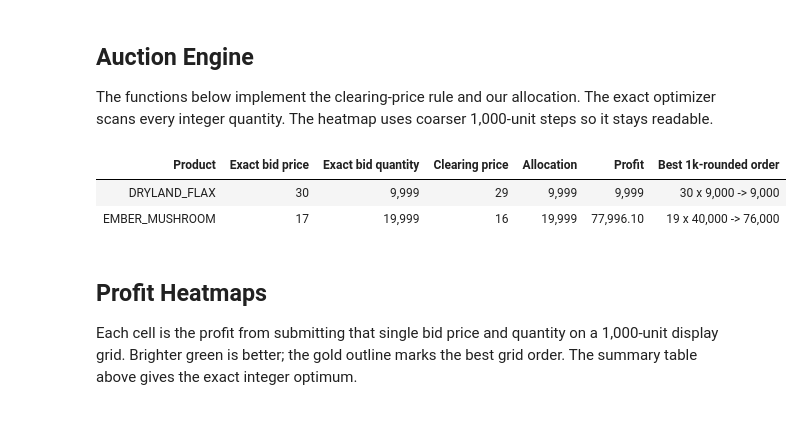
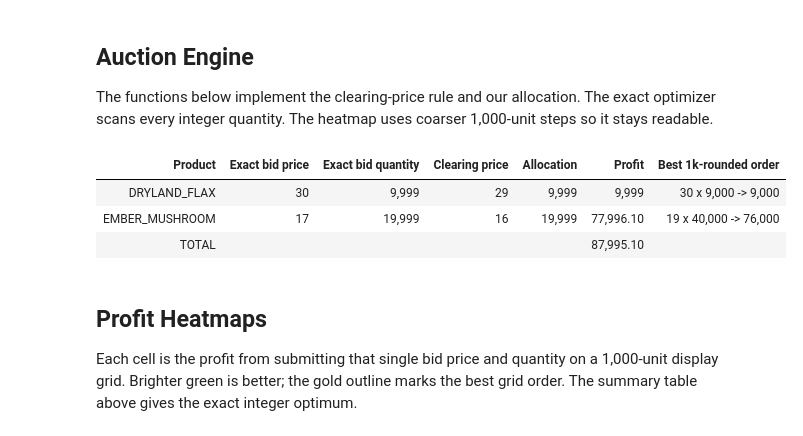
Before and after one commit to DB825/aggies-prosperity, a Jupyter notebook: manual_auction_strategy.ipynb, the cells around one changed output. Drawn from its saved outputs; the diff is of its cells as text; code cells hidden in the pictures.

Commit message:
Show final auction profit recommendation

```diff
--- a/manual_auction_strategy.ipynb
+++ b/manual_auction_strategy.ipynb
@@ -151,29 +170,35 @@ def qty(value: int) -> str:
 # %%
 exact_results = {market.symbol: scan_market(market, qty_step=1) for market in MARKETS}
 heatmap_results = {market.symbol: scan_market(market, qty_step=market.heatmap_qty_step) for market in MARKETS}
 
 summary_rows = []
+total_profit = 0
 for market in MARKETS:
     best = best_result(exact_results[market.symbol])
     rounded = best_result(heatmap_results[market.symbol])
+    total_profit += best.profit
     summary_rows.append(
         f"<tr><td>{escape(market.symbol)}</td><td>{best.bid_price}</td><td>{qty(best.bid_qty)}</td>"
         f"<td>{best.clearing_price}</td><td>{qty(best.allocation)}</td><td>{money(best.profit)}</td>"
         f"<td>{rounded.bid_price} x {qty(rounded.bid_qty)} -> {money(rounded.profit)}</td></tr>"
     )
+summary_rows.append(
+    f"<tr><td><strong>TOTAL</strong></td><td></td><td></td><td></td><td></td><td><strong>{money(total_profit)}</strong></td><td></td></tr>"
+)
 
 display(HTML(f"""
 <table>
   <thead>
     <tr><th>Product</th><th>Exact bid price</th><th>Exact bid quantity</th><th>Clearing price</th><th>Allocation</th><th>Profit</th><th>Best 1k-rounded order</th></tr>
   </thead>
   <tbody>{''.join(summary_rows)}</tbody>
 </table>
 """))
 # %% [output]
 | Product | Exact bid price | Exact bid quantity | Clearing price | Allocation | Profit | Best 1k-rounded order |
 | DRYLAND_FLAX | 30 | 9,999 | 29 | 9,999 | 9,999 | 30 x 9,000 -> 9,000 |
 | EMBER_MUSHROOM | 17 | 19,999 | 16 | 19,999 | 77,996.10 | 19 x 40,000 -> 76,000 |
+| TOTAL |  |  |  |  | 87,995.10 |  |
 # %% [markdown]
 ## Profit Heatmaps
 
```
Also changed, not shown: parts of 3 cells of this notebook.
